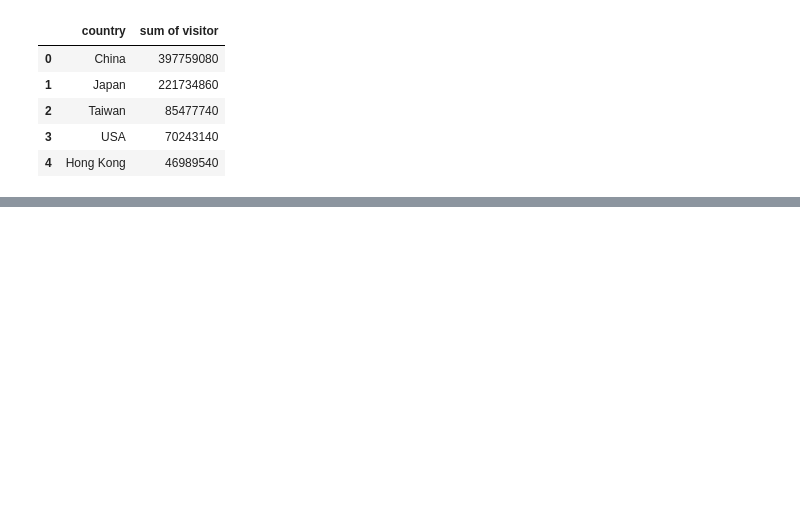
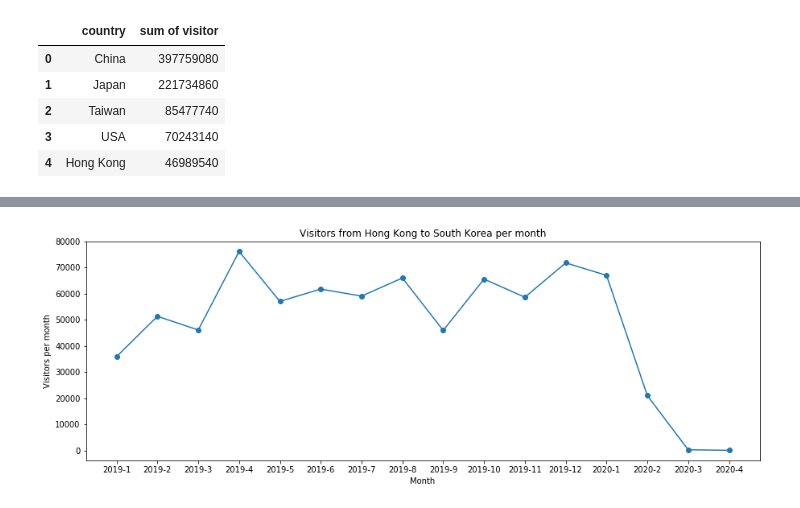
Before and after one commit to alyssa1996/DataAnalysis, a Jupyter notebook: South Korea Vistiors.ipynb, the cells around one changed output, grey strips where cells are left out. Cells and saved outputs as stored; diff of their text form; code cells hidden in the pictures; blank space fills up the shorter version.

```diff
--- a/South Korea Vistiors.ipynb
+++ b/South Korea Vistiors.ipynb
@@ -75,0 +82,11 @@ purpose_data.head()
+# %%
+# 꺾은선 그래프 그리기
+from matplotlib import pyplot as plt
+plt.figure(figsize=(15, 5))
+plt.plot(month_data,visitor_data, marker='o')
+plt.title("Visitors from "+country.title()+' to South Korea per month')
+plt.xlabel('Month')
+plt.ylabel("Visitors per month")
+plt.show()
+# %% [output]
+[figure, added]
```
Also changed, not shown: parts of 9 cells of this notebook.
